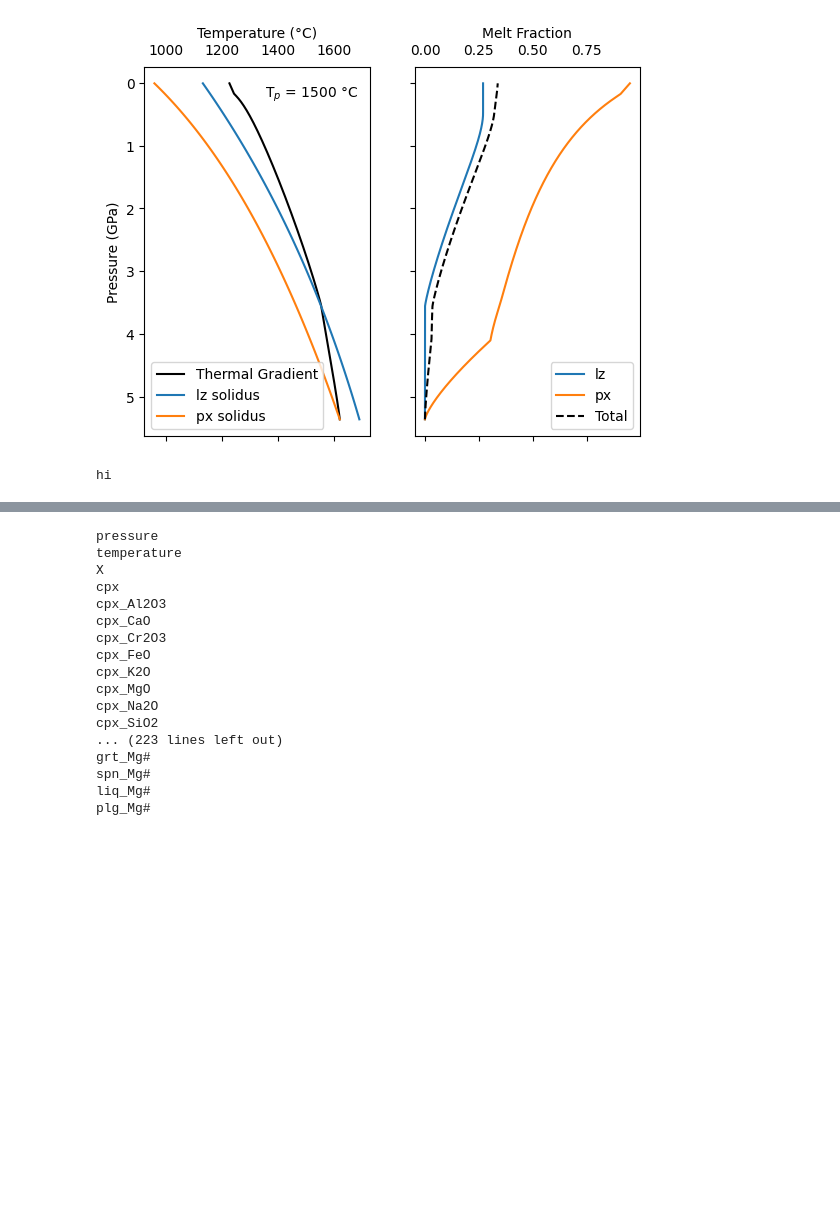
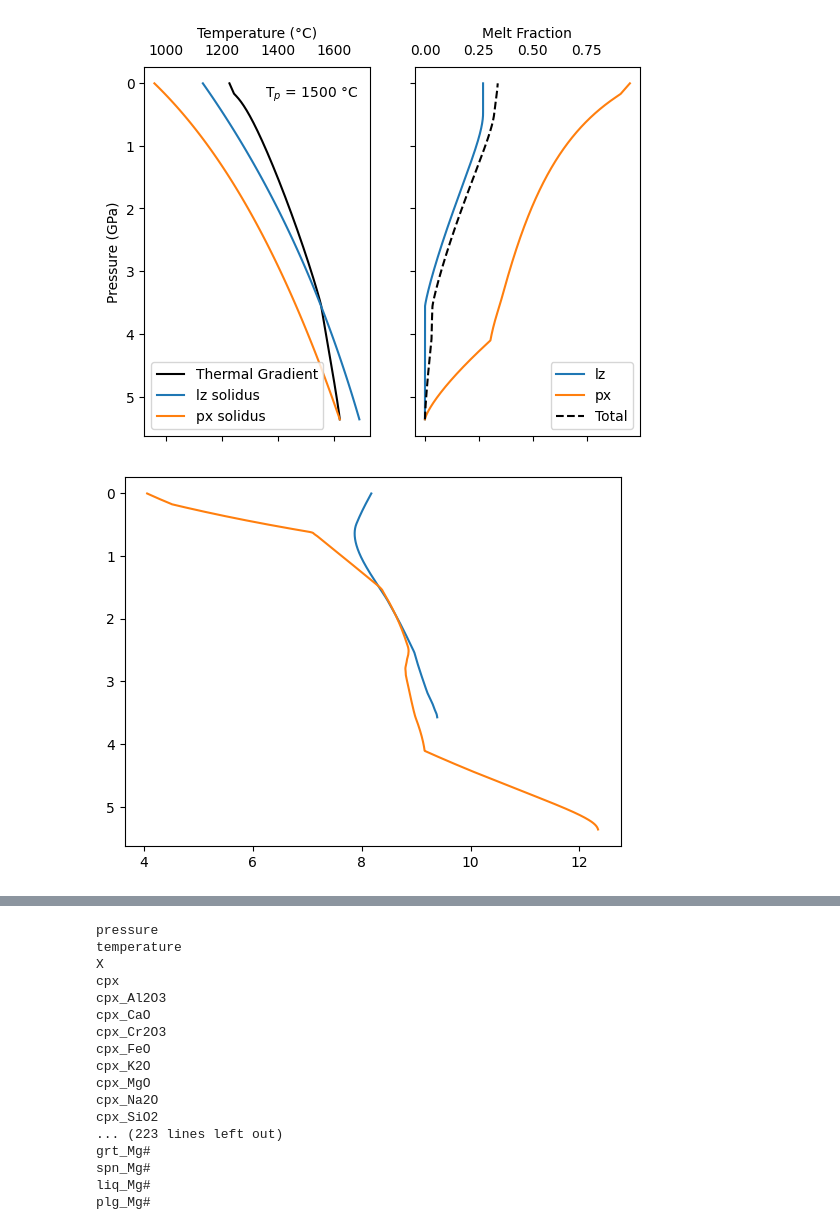
Before and after one commit to simonwmatthews/pyMelt, a Jupyter notebook: dev/stableisotopeengine.ipynb, the cells around one changed output, grey strips where cells are left out. Cells and saved outputs as stored; diff of their text form; code cells hidden in the pictures; blank space fills up the shorter version.

Commit message:
Added solid phase composition calcs. Worked on stableisotope notebook

```diff
--- a/dev/stableisotopeengine.ipynb
+++ b/dev/stableisotopeengine.ipynb
@@ -50,16 +38,11 @@ column.calculateStableIsotopes = types.MethodType(calculateStableIsotopes, colum
-# %%
-def olv_alphaFe():
-
-
-
-species = ['FeO', 'Fe2O3']
-phaseDiagram = {'lz': phasediag_klb1,
-                'px': phasediag_kg1}
-fractionationFactors = {'olv': 0.0,
-                        'cpx': 0.0,
-                        'opx': 0.0,
-                        'grt': 0.0,
-                        'spn': 0.0,
-                        'plg': 0.0}
-# %% [output]
-hi
+# %%
+f, a = plt.subplots()
+
+a.plot(column.composition['lz'].olv_FeO, column.composition['lz'].P)
+a.plot(column.composition['px'].olv_FeO, column.composition['px'].P)
+
+a.invert_yaxis()
+
+plt.show()
+# %% [output]
+[figure, added]
```
Also changed, not shown: parts of 7 cells of this notebook, 7 other files.
